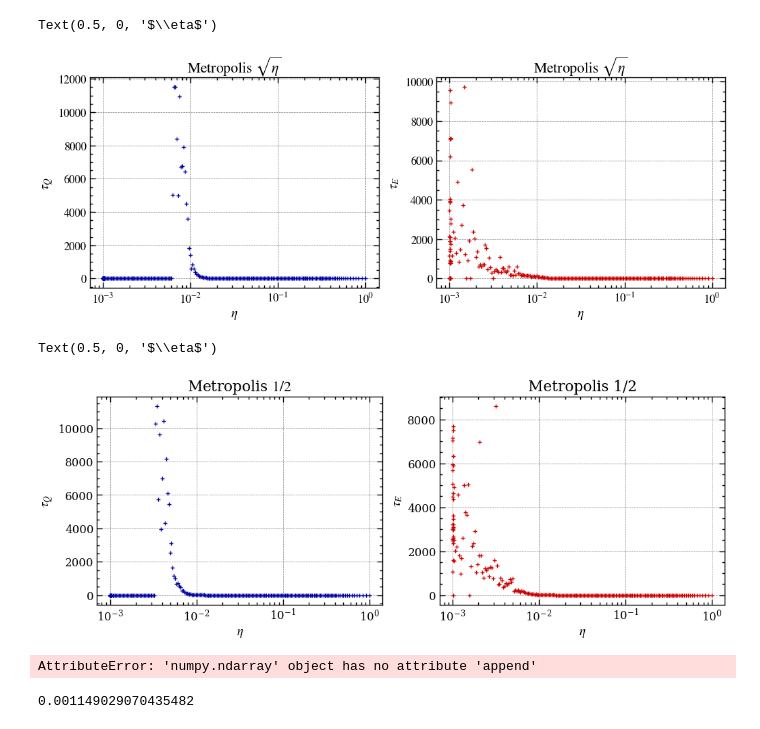
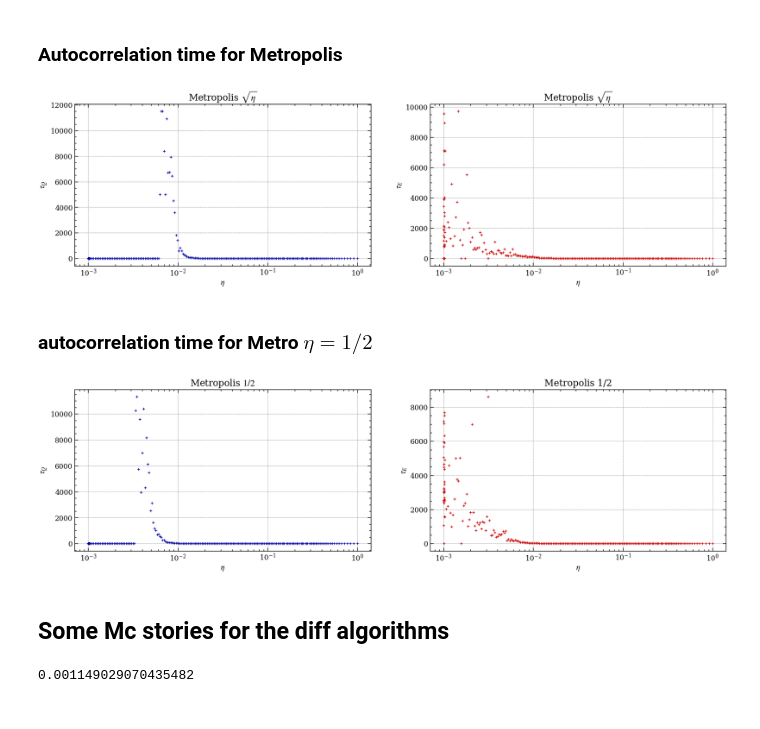
Before and after one commit to roberto-dionisio/numerical_methods, a Jupyter notebook: circle_pimc/analysis_circle.ipynb, the cells around one changed output. Saved outputs shown, nothing was run; the diff lists cells and outputs as text; code cells hidden in the pictures.

```diff
--- a/circle_pimc/analysis_circle.ipynb
+++ b/circle_pimc/analysis_circle.ipynb
@@ -171,3 +137,5 @@ array([ True, False,  True, False,  True, False,  True,  True, False,
+# %% [markdown]
+### Autocorrelation time for Metropolis
 # %%
 etas_m = []
 taus_m = []
@@ -190,27 +158,29 @@ for ns in tqdm(np.sort(N)):
     enes_m.append(opt[1])
     de_m.append(np.sqrt(cov[1,1]))
 # %%
-plt.figure(figsize=(12,4))
+plt.figure(figsize=(20,5))
 plt.title('')
 
 plt.subplot(1, 2, 1)# Address proper subplot in 2x2 array
 plt.title(r'Metropolis $\sqrt{\eta}$')
 plt.plot(np.array(etas) , np.array(taus_m),'+',markersize='5', linewidth='.4',color=getColor('jet', 30, 1), label='')
 plt.xscale('log')
 plt.ylabel(r'$\tau_Q$')
 plt.xlabel(r'$\eta$')
 
 plt.subplot(1, 2, 2)# Address proper subplot in 2x2 array
 plt.title(r'Metropolis $\sqrt{\eta}$')
 plt.plot(np.array(etas) , np.array(enes_m),'+',markersize='5', linewidth='.4',color=getColor('jet', 30, 27), label='')
 plt.xscale('log')
 plt.ylabel(r'$\tau_E$')
 plt.xlabel(r'$\eta$')
 #plt.ylim(None,1000)
 #plt.xlim(0.001,0.01)
+plt.savefig('corr_metro', dpi=500)
 # %% [output]
-Text(0.5, 0, '$\\eta$')
-[figure, old version]
+[figure, new version]
+# %% [markdown]
+### autocorrelation time for Metro $\eta=1/2$
 # %%
 etas_m05 = []
 taus_m05 = []
@@ -233,7 +203,7 @@ for ns in tqdm(np.sort(N)):
     enes_m05.append(opt[1])
     de_m05.append(np.sqrt(cov[1,1]))
 # %%
-plt.figure(figsize=(12,4))
+plt.figure(figsize=(20, 5))
 plt.title('')
 
 plt.subplot(1, 2, 1)# Address proper subplot in 2x2 array
@@ -253,23 +223,11 @@ plt.xlabel(r'$\eta$')
 
 #plt.ylim(None,1000)
 #plt.xlim(0.001,0.01)
+plt.savefig('corr_metro05', dpi=500)
 # %% [output]
-Text(0.5, 0, '$\\eta$')
-[figure, old version]
+[figure, new version]
-# %%
-###### TEST ########
-
-"""corr = []
-names = os.getcwd() + '/' + dir1 + '/' + 'simulation'
-for ns in tqdm(np.sort(N)):
-    charges, enes = np.loadtxt(f'{names}_{ns}.txt', unpack=True)
-    stop = int(len(enes[1000:]))
-    corr = correlation(charges[1000:], stop)
-    d_charges =np.full(len(corr),blocking(charges, 1000))
-    opt, cov = curve_fit(f_corr, np.arange(stop), corr, sigma=d_charges, p0=(1, 1))
-    corr.append(opt[1])"""
-# %% [output]
-AttributeError: 'numpy.ndarray' object has no attribute 'append'
+# %% [markdown]
+## Some Mc stories for the diff algorithms
 # %%
 10/8703
 # %% [output]
```
Also changed, not shown: parts of 35 cells of this notebook, 1 other file.
